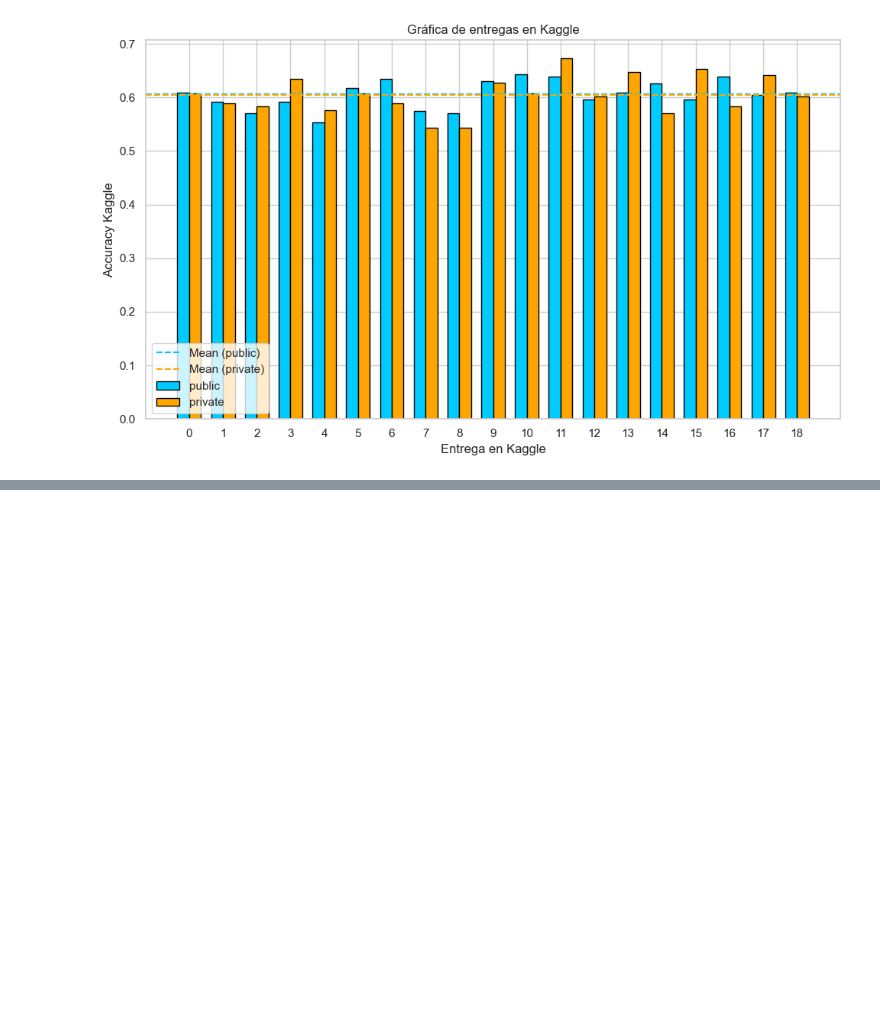
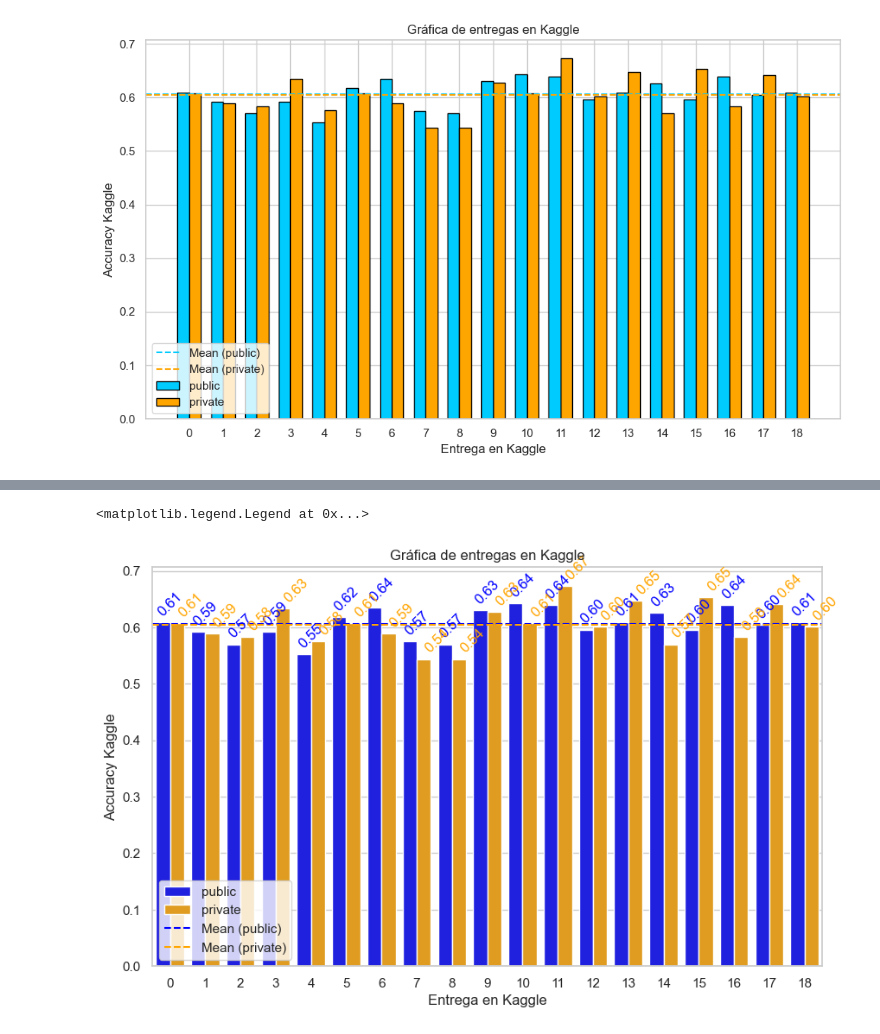
Before and after one commit to DomingoLopez/ClubFansIris, a Jupyter notebook: KNN/knn.ipynb, the cells around one changed output, grey strips where cells are left out. Drawn from its saved outputs; the diff is of its cells as text; code cells hidden in the pictures; blank space fills up the shorter version.

Commit message:
grafico de evolución kaggle

```diff
--- a/KNN/knn.ipynb
+++ b/KNN/knn.ipynb
@@ -1667,0 +1665,44 @@ plt.show()
+# %%
+# Ajusta el ancho de las barras
+bar_width = 0.35
+
+# Ajusta la posición de las barras para que estén una al lado de la otra
+bar_positions = np.arange(len(kaggle['public']))
+
+# Combina los datos de 'public' y 'private' en un solo DataFrame
+combined_data = pd.DataFrame({'X': np.tile(bar_positions, 2),
+                              'Value': np.concatenate([kaggle['public'], kaggle['private']]),
+                              'Category': np.repeat(['public', 'private'], len(kaggle['public']))})
+
+# Crea la figura y los ejes
+plt.figure(figsize=(10, 6))
+
+# Barplot combinado
+sns.barplot(x='X', y='Value', hue='Category', data=combined_data, palette=['blue', 'orange'])
+
+# Calcula y agrega las líneas horizontales para las medias
+mean_public = np.mean(kaggle['public'])
+mean_private = np.mean(kaggle['private'])
+plt.axhline(y=mean_public, color='blue', linestyle='--', label='Mean (public)')
+plt.axhline(y=mean_private, color='orange', linestyle='--', label='Mean (private)')
+
+for idx, row in combined_data.iterrows():
+    ha_value = 'left' if row['Category'] == 'private' else 'center'
+    plt.annotate(f'{row["Value"]:.2f}',
+                 xy=(row["X"], row["Value"]),
+                 xytext=(5 if row['Category'] == 'private' else 0, 3),
+                 textcoords="offset points",
+                 ha=ha_value,
+                 va='bottom',
+                 rotation=45,
+                 color='blue' if row["Category"] == 'public' else 'orange')
+
+
+# Configura los ejes y la leyenda
+plt.xlabel('Entrega en Kaggle')
+plt.ylabel('Accuracy Kaggle')
+plt.title('Gráfica de entregas en Kaggle')
+plt.legend()
+# %% [output]
+<matplotlib.legend.Legend at 0x...>
+[figure, added]
```
Also changed, not shown: parts of 1 cell of this notebook.
